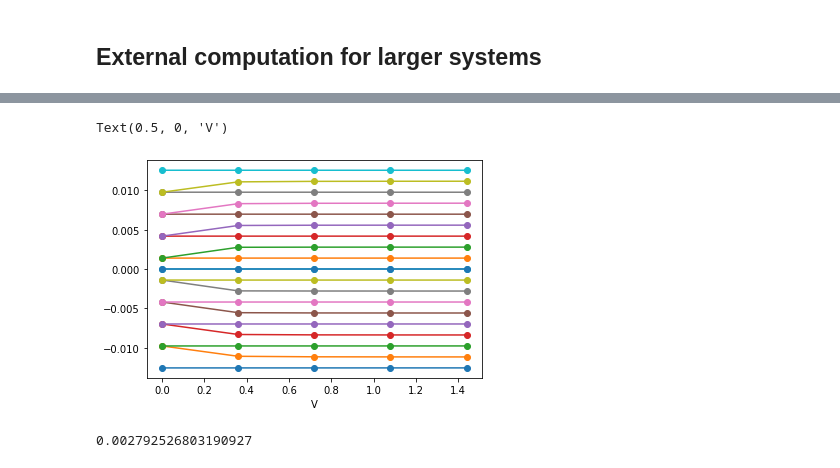
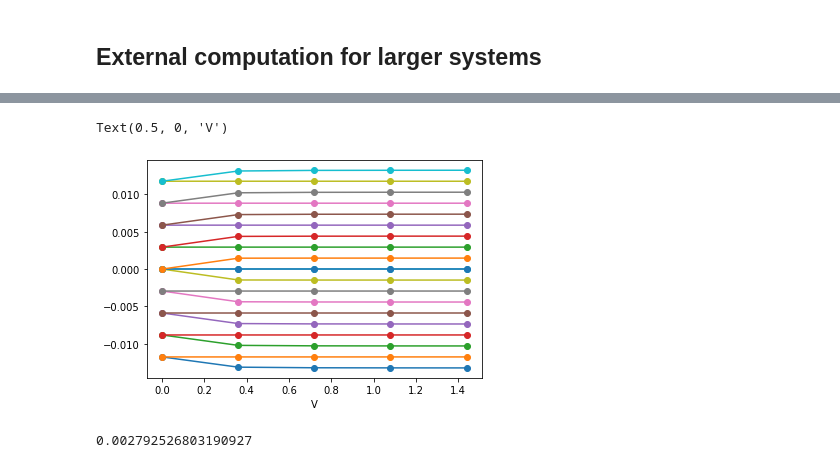
Before and after one commit to LeoFer-Bec/Topo_Supercond_notes, a Jupyter notebook: 5_Entropy_Kitaev_chain_SOC_NW.ipynb, the cells around one changed output, grey strips where cells are left out. Cells and saved outputs as stored; diff of their text form; code cells hidden in the pictures.

```diff
--- a/5_Entropy_Kitaev_chain_SOC_NW.ipynb
+++ b/5_Entropy_Kitaev_chain_SOC_NW.ipynb
@@ -279,0 +281,11 @@ ee = h5py.File('./data/entropy/V_0_1.8/Ln_900/EE_V_0.0_1.4_mu_sc-0.2_xi-900.0_xf
+# %%
+path = './data/entropy/V_0_1.8/'
+fl_prefix = '/EE_V_0.0_1.4_mu_sc-0.2_xi'
+fl_suffix = '_xf40.0.hdf5'
+Lnarr = np.linspace(800,1000,3)
+
+#list with paths to the files
+fls_list = [path+'Ln_'+str.format('{:.0f}',Lnormal)+fl_prefix+str.format('{:.1f}',-Lnormal)+fl_suffix for Lnormal in Lnarr]
+#list with the energy files
+fls = [h5py.File(name, 'r') for name in fls_list]
+fls_list
@@ -280,6 +296,3 @@ ee = h5py.File('./data/entropy/V_0_1.8/Ln_900/EE_V_0.0_1.4_mu_sc-0.2_xi-900.0_xf
 # %%
-Enlist = np.array(ee.get('array_2'))
-xlist = np.array(ee.get('array_1'))
+Enlist = [np.array(ee.get('array_2')) for ee in fls ]
+xlist = [ff.get('array_1') for ff in fls]
-# %%
-nhlf = int(0.5*len(Enlist[0,:]))
-nhlf
@@ -287,0 +299,5 @@ nhlf
+# %%
+for ii in range(len(fls_list)):
+    ntot = len(Enlist[ii][0,:])
+    nhlf = int(0.5*ntot)
+    print('total (half) number of energies: ',ntot,'(',nhlf,')')
@@ -288,8 +325,8 @@ nhlf
 # %%
-plt.plot(xlist,Enlist[::,nhlf-10:nhlf+10:], '-o')
+plt.plot(xlist[1],Enlist[1][::,nhlf-10:nhlf+10:], '-o')
 plt.xlabel('V')
 # %% [output]
 Text(0.5, 0, 'V')
-[figure, old version]
+[figure, new version]
 # %%
 def S_lplots(A,TT):
```
Also changed, not shown: parts of 23 cells of this notebook.
